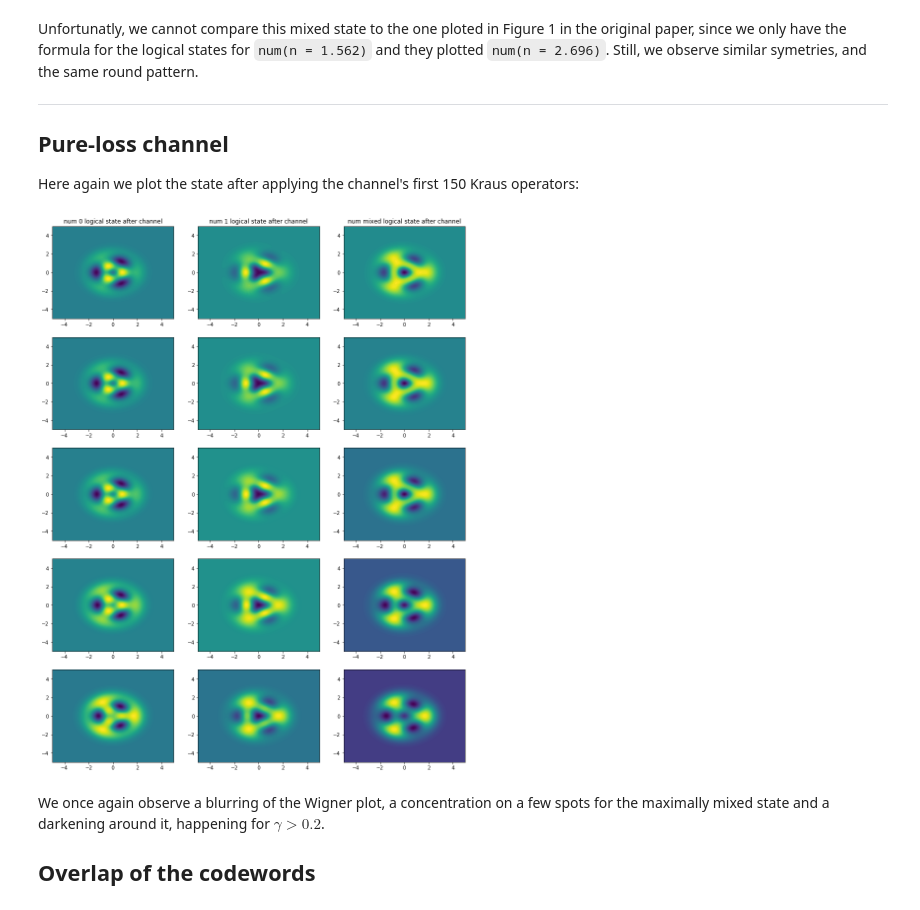
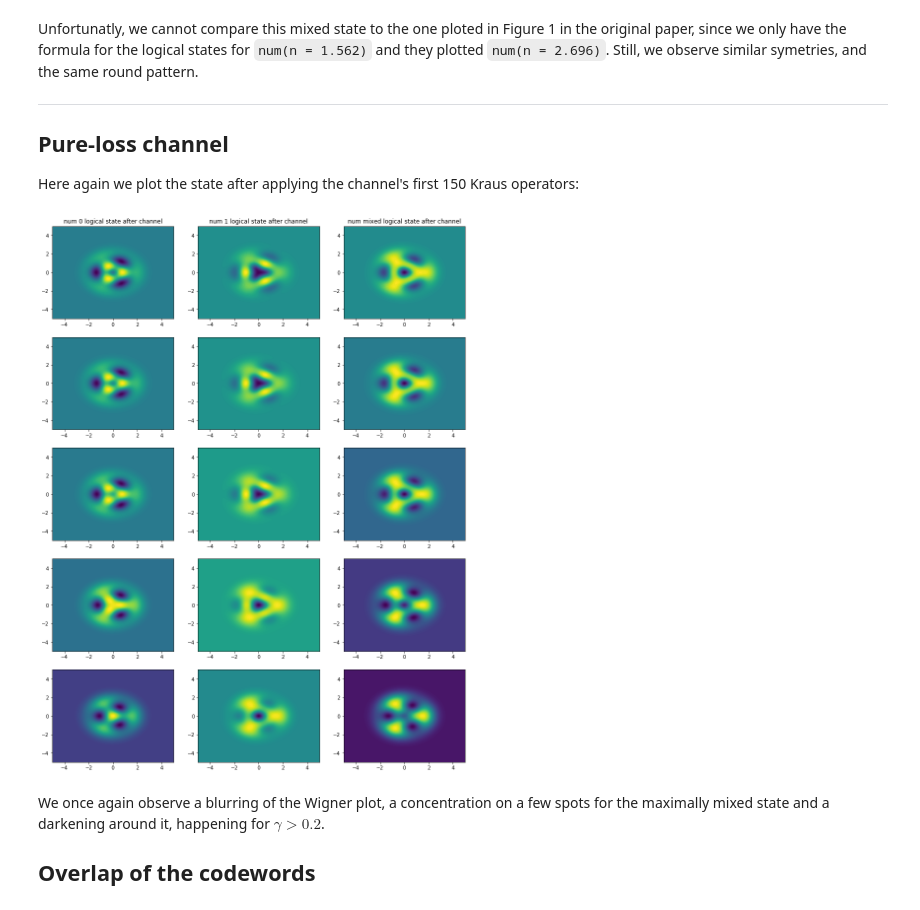
Before and after one commit to kinnian/PRIM, a Jupyter notebook: Bosonic_codes_in_a_pure-loss_channel.ipynb, the cells around one changed output. Saved outputs shown, nothing was run; the diff lists cells and outputs as text; code cells hidden in the pictures.

Commit message:
Final version Implemented the alternative description of the channel with mesolve; added the E0 Kraus operator, and accounted for the errors.

```diff
--- a/Bosonic_codes_in_a_pure-loss_channel.ipynb
+++ b/Bosonic_codes_in_a_pure-loss_channel.ipynb
@@ -85,9 +84,17 @@ def E_l(N, gamma, l):
     k = (gamma/(1-gamma))**(l/2)*(1-gamma/2)/math.sqrt(np.math.factorial(l))*destroy(N)**l
     return k
 
+# This previous approximation does not hold true for l = 0;
+# we have to compute E_0 separatly
+
+def E_0(N, gamma):
+    l = Qobj()
+    l = qeye(N) - 1/2*gamma*num(N)
+    return l
+
 def channel(dens, N, gamma):
     l = Qobj()
-    l = sum((E_l(N, gamma, k)*dens*E_l(N, gamma, k).dag()) for k in range(0,150))
+    l = E_0(N,gamma)*dens*E_0(N,gamma).dag() + sum((E_l(N, gamma, k)*dens*E_l(N, gamma, k).dag()) for k in range(1,150))
     return l
 # %% [markdown]
 ## Alternative definition
@@ -364,9 +390,9 @@ lbl0 = axes[n][0].set_title("bin 0 logical state after channel")
 lbl1 = axes[n][1].set_title("bin 1 logical state after channel")
 lbl2 = axes[n][2].set_title("bin mixed logical state after channel")
 for gamma in (0.01,0.05,0.1,0.2,0.31):
-    W_bin_0_C = wigner(chan(density(bin_L(20, 0)), 20, gamma), xvec, xvec)
-    W_bin_1_C = wigner(chan(density(bin_L(20, 1)), 20, gamma), xvec, xvec)
-    W_bin_m_C = wigner(chan(density(bin_mixed), 20, gamma), xvec, xvec)
+    W_bin_0_C = wigner(channel(density(bin_L(20, 0)), 20, gamma), xvec, xvec)
+    W_bin_1_C = wigner(channel(density(bin_L(20, 1)), 20, gamma), xvec, xvec)
+    W_bin_m_C = wigner(channel(density(bin_mixed), 20, gamma), xvec, xvec)
     cont0 = axes[n][0].contourf(xvec, xvec, W_bin_0_C, 100)
     cont1 = axes[n][1].contourf(xvec, xvec, W_bin_1_C, 100)
     cont1 = axes[n][2].contourf(xvec, xvec, W_bin_m_C, 100)
@@ -488,21 +516,21 @@ Here again we plot the state after applying the channel's first 150 Kraus operat
 # %%
 xvec = np.linspace(-5,5,200)
 fig, axes = plt.subplots(5, 3, figsize=(15,20))
 n = 0
 lbl0 = axes[n][0].set_title("num 0 logical state after channel")
 lbl1 = axes[n][1].set_title("num 1 logical state after channel")
 lbl2 = axes[n][2].set_title("num mixed logical state after channel")
 for gamma in (0.01,0.05,0.1,0.2,0.31):
-    W_num_0_C = wigner(chan(density(num_L(20, 0)), 20, gamma), xvec, xvec)
-    W_num_1_C = wigner(chan(density(num_L(20, 1)), 20, gamma), xvec, xvec)
-    W_num_m_C = wigner(chan(density(num_mixed), 20, gamma), xvec, xvec)
+    W_num_0_C = wigner(channel(density(num_L(20, 0)), 20, gamma), xvec, xvec)
+    W_num_1_C = wigner(channel(density(num_L(20, 1)), 20, gamma), xvec, xvec)
+    W_num_m_C = wigner(channel(density(num_mixed), 20, gamma), xvec, xvec)
     cont0 = axes[n][0].contourf(xvec, xvec, W_num_0_C, 100)
     cont1 = axes[n][1].contourf(xvec, xvec, W_num_1_C, 100)
     cont1 = axes[n][2].contourf(xvec, xvec, W_num_m_C, 100)
     n = n+1
 plt.show()
 # %% [output]
-[figure, old version]
+[figure, new version]
 # %% [markdown]
 We once again observe a blurring of the Wigner plot, a concentration on a few spots for the maximally mixed state and a darkening around it, happening for $\gamma > 0.2$.
 
```
Also changed, not shown: parts of 35 cells of this notebook, 1 other file.
